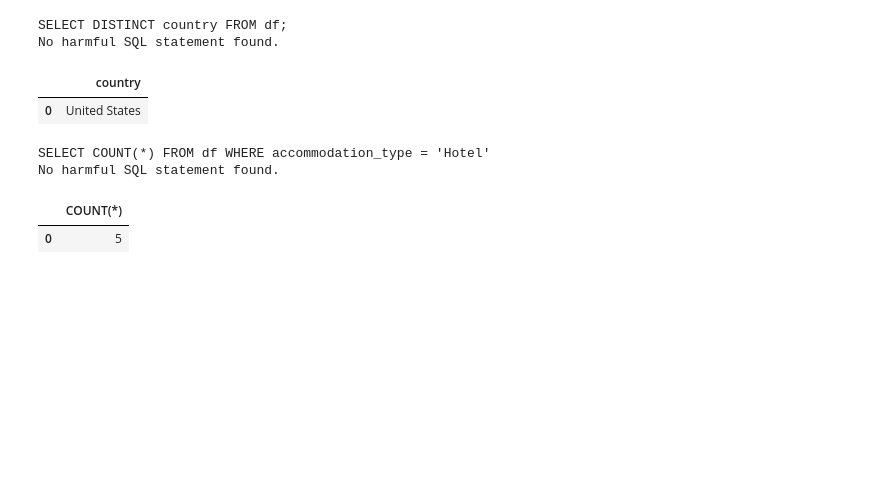
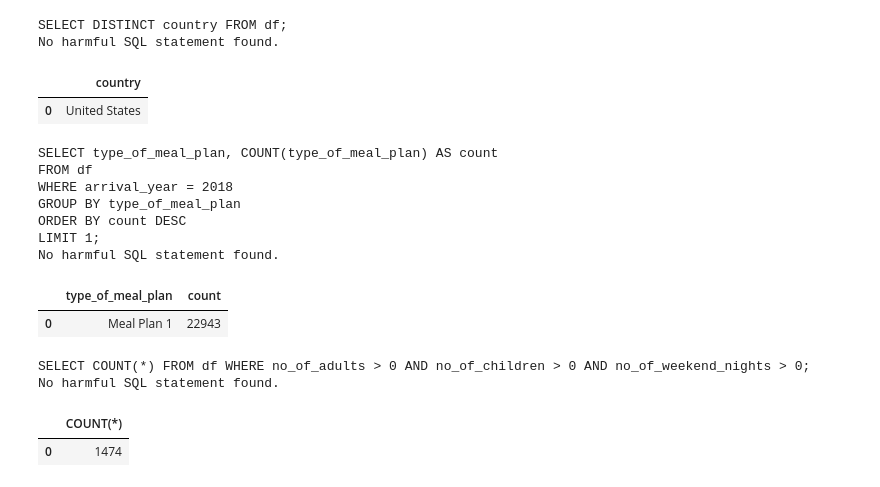
Before and after one commit to dmbk/quick_tools, a Jupyter notebook: text_to_sql.ipynb, the cells around one changed output. Saved outputs shown, nothing was run; the diff lists cells and outputs as text; code cells hidden in the pictures; blank space fills up the shorter version.

```diff
--- a/text_to_sql.ipynb
+++ b/text_to_sql.ipynb
@@ -98,10 +98,22 @@ SELECT DISTINCT country FROM df;
 No harmful SQL statement found.
 |  | country |
 | 0 | United States |
-# %%
-ask_q("How many accomodation types are Hotel")
-# %% [output]
-SELECT COUNT(*) FROM df WHERE accommodation_type = 'Hotel'
-No harmful SQL statement found.
-|  | COUNT(*) |
-| 0 | 5 |
+# %%
+ask_q("what is the most common meal plan for year 2018")
+# %% [output]
+SELECT type_of_meal_plan, COUNT(type_of_meal_plan) AS count
+FROM df
+WHERE arrival_year = 2018
+GROUP BY type_of_meal_plan
+ORDER BY count DESC
+LIMIT 1;
+No harmful SQL statement found.
+|  | type_of_meal_plan | count |
+| 0 | Meal Plan 1 | 22943 |
+# %%
+ask_q("How many adults with children had weekend nights")
+# %% [output]
+SELECT COUNT(*) FROM df WHERE no_of_adults > 0 AND no_of_children > 0 AND no_of_weekend_nights > 0;
+No harmful SQL statement found.
+|  | COUNT(*) |
+| 0 | 1474 |
```
Also changed, not shown: parts of 5 cells of this notebook.
